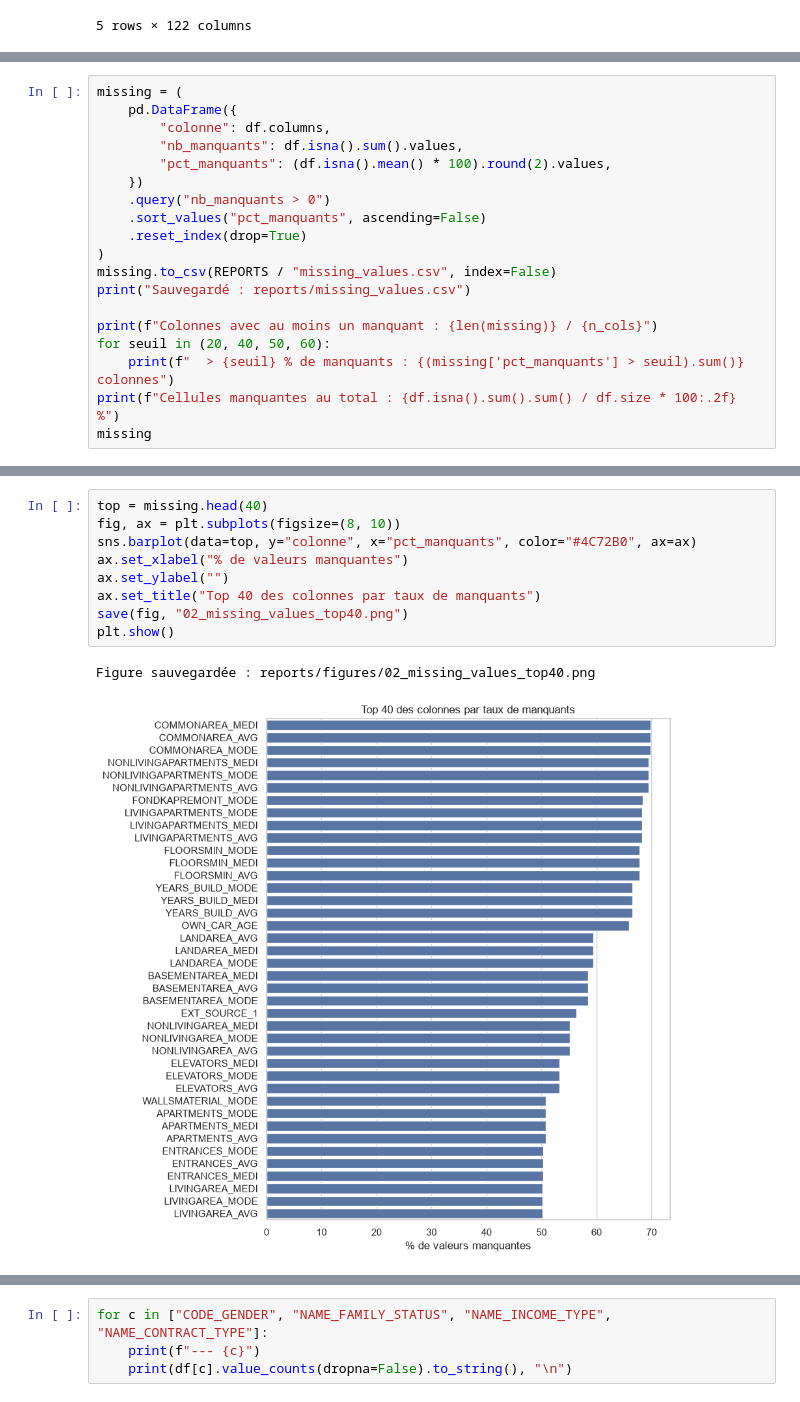
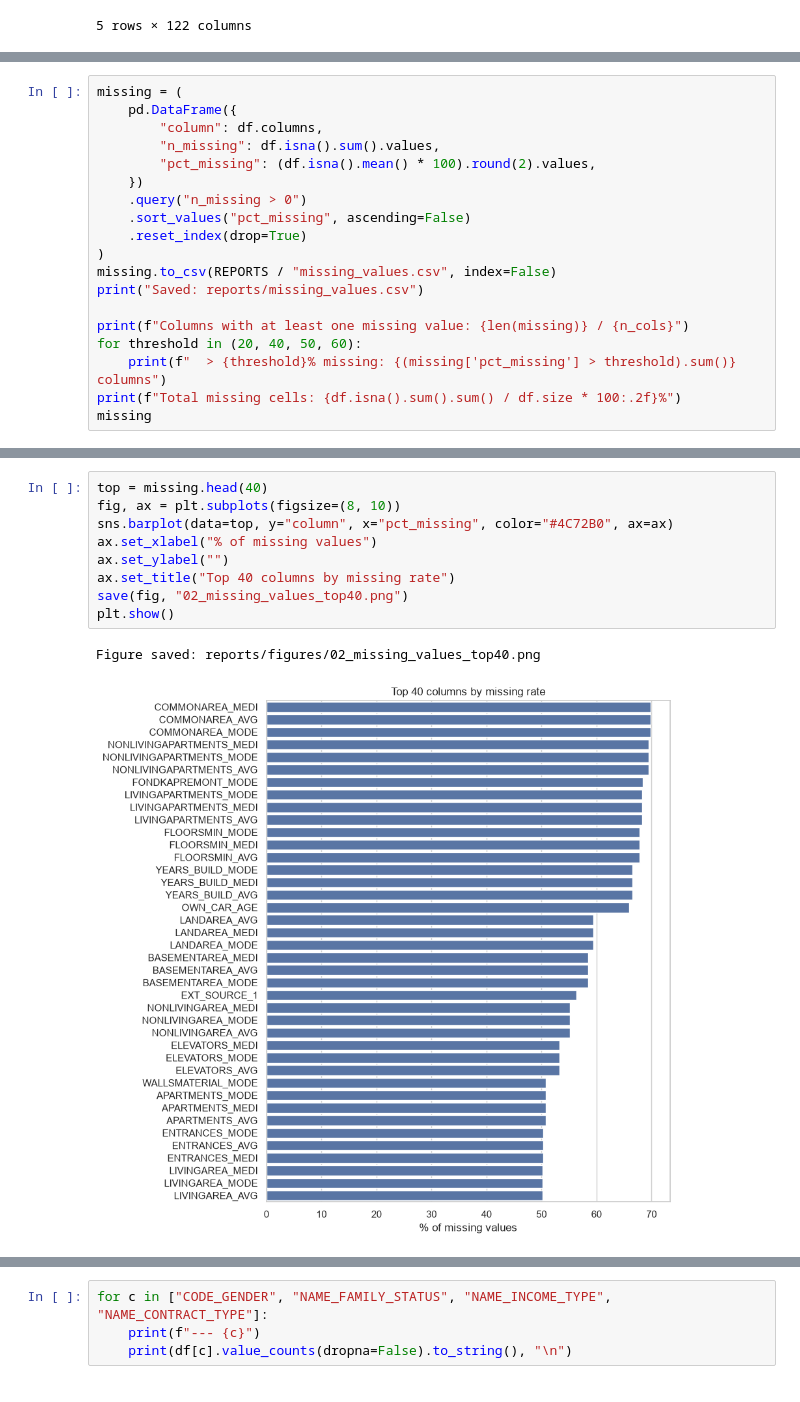
Before and after one commit to racha-cbn/Noria, a Jupyter notebook: notebooks/01_eda_application.ipynb, the cells around one changed output, grey strips where cells are left out. Cells and saved outputs as stored; diff of their text form.

```diff
--- a/notebooks/01_eda_application.ipynb
+++ b/notebooks/01_eda_application.ipynb
@@ -104,20 +104,20 @@ Figure sauvegardée : reports/figures/01_target_distribution.png
 # %%
 missing = (
     pd.DataFrame({
-        "colonne": df.columns,
-        "nb_manquants": df.isna().sum().values,
-        "pct_manquants": (df.isna().mean() * 100).round(2).values,
+        "column": df.columns,
+        "n_missing": df.isna().sum().values,
+        "pct_missing": (df.isna().mean() * 100).round(2).values,
     })
-    .query("nb_manquants > 0")
-    .sort_values("pct_manquants", ascending=False)
+    .query("n_missing > 0")
+    .sort_values("pct_missing", ascending=False)
     .reset_index(drop=True)
 )
 missing.to_csv(REPORTS / "missing_values.csv", index=False)
-print("Sauvegardé : reports/missing_values.csv")
+print("Saved: reports/missing_values.csv")
 
-print(f"Colonnes avec au moins un manquant : {len(missing)} / {n_cols}")
-for seuil in (20, 40, 50, 60):
-    print(f"  > {seuil} % de manquants : {(missing['pct_manquants'] > seuil).sum()} colonnes")
-print(f"Cellules manquantes au total : {df.isna().sum().sum() / df.size * 100:.2f} %")
+print(f"Columns with at least one missing value: {len(missing)} / {n_cols}")
+for threshold in (20, 40, 50, 60):
+    print(f"  > {threshold}% missing: {(missing['pct_missing'] > threshold).sum()} columns")
+print(f"Total missing cells: {df.isna().sum().sum() / df.size * 100:.2f}%")
 missing
 # %% [output]
@@ -148,13 +148,13 @@ Cellules manquantes au total : 24.40 %
 # %%
 top = missing.head(40)
 fig, ax = plt.subplots(figsize=(8, 10))
-sns.barplot(data=top, y="colonne", x="pct_manquants", color="#4C72B0", ax=ax)
-ax.set_xlabel("% de valeurs manquantes")
+sns.barplot(data=top, y="column", x="pct_missing", color="#4C72B0", ax=ax)
+ax.set_xlabel("% of missing values")
 ax.set_ylabel("")
-ax.set_title("Top 40 des colonnes par taux de manquants")
+ax.set_title("Top 40 columns by missing rate")
 save(fig, "02_missing_values_top40.png")
 plt.show()
 # %% [output]
-Figure sauvegardée : reports/figures/02_missing_values_top40.png
+Figure saved: reports/figures/02_missing_values_top40.png
-[figure, old version]
+[figure, new version]
 # %% [markdown]
```
Also changed, not shown: parts of 38 cells of this notebook, 10 other files.
